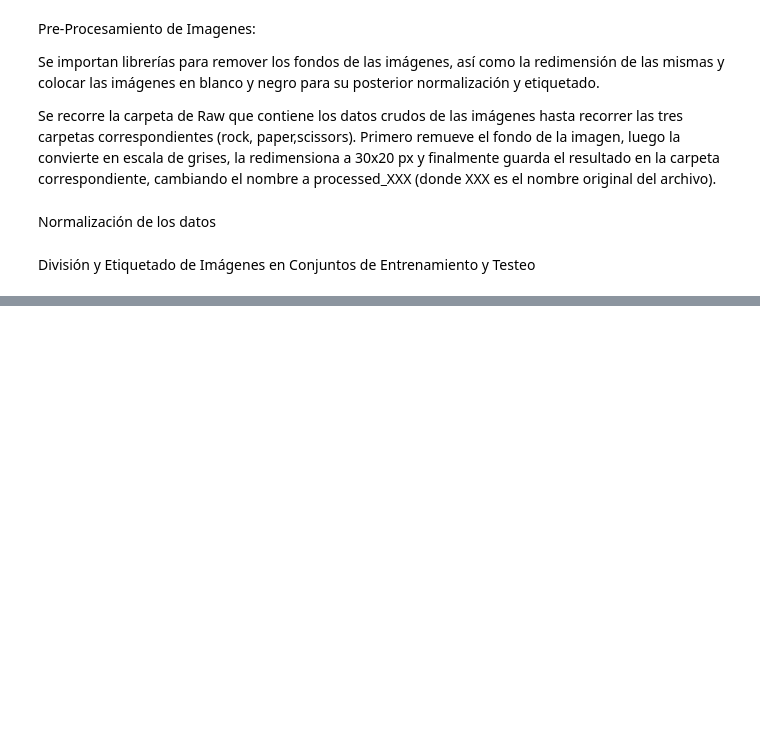
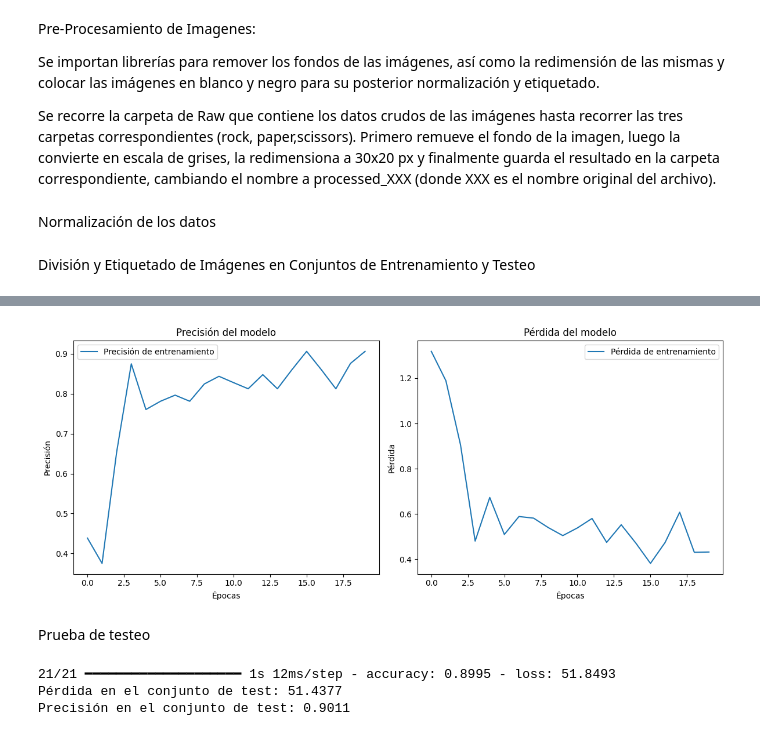
Before and after one commit to HyeG18/Piedra-Papel-Tijera-IA, a Jupyter notebook: notebooks/model_develop.ipynb, the cells around one changed output, grey strips where cells are left out. Cells and saved outputs as stored; diff of their text form; code cells hidden in the pictures; blank space fills up the shorter version.

```diff
--- a/notebooks/model_develop.ipynb
+++ b/notebooks/model_develop.ipynb
@@ -187,0 +344,65 @@ dividir_y_etiquetar(processed_folder, train_folder, test_folder, train_csv_path,
+# %%
+import matplotlib.pyplot as plt
+
+# Graficar la precisión del modelo
+plt.figure(figsize=(12, 5))
+
+# Precisión
+plt.subplot(1, 2, 1)
+plt.plot(history.history['accuracy'], label='Precisión de entrenamiento')
+if 'val_accuracy' in history.history:
+    plt.plot(history.history['val_accuracy'], label='Precisión de validación')
+plt.title('Precisión del modelo')
+plt.xlabel('Épocas')
+plt.ylabel('Precisión')
+plt.legend()
+
+# Pérdida
+plt.subplot(1, 2, 2)
+plt.plot(history.history['loss'], label='Pérdida de entrenamiento')
+if 'val_loss' in history.history:
+    plt.plot(history.history['val_loss'], label='Pérdida de validación')
+plt.title('Pérdida del modelo')
+plt.xlabel('Épocas')
+plt.ylabel('Pérdida')
+plt.legend()
+
+# Mostrar las gráficas
+plt.tight_layout()
+plt.show()
+# %% [output]
+[figure, added]
+# %% [markdown]
+Prueba de testeo
+# %%
+import tensorflow as tf
+import pandas as pd
+import numpy as np
+from tensorflow.keras.preprocessing.image import load_img, img_to_array
+
+# Ruta al archivo CSV de test
+test_csv_path = "../data/test_labels.csv"
+
+# Cargar el archivo CSV
+test_df = pd.read_csv(test_csv_path)
+
+# Dimensiones de las imágenes
+IMG_HEIGHT = 20
+IMG_WIDTH = 30
+
+# Cargar imágenes y etiquetas desde el CSV
+X_test = np.array([
+    img_to_array(load_img(row.path, target_size=(IMG_HEIGHT, IMG_WIDTH), color_mode="grayscale"))
+    for row in test_df.itertuples()
+])
+y_test = test_df['label'].values  # Etiquetas
+
+# Evaluar el modelo
+test_loss, test_accuracy = model.evaluate(X_test, y_test, verbose=1)
+
+print(f"Pérdida en el conjunto de test: {test_loss:.4f}")
+print(f"Precisión en el conjunto de test: {test_accuracy:.4f}")
+# %% [output]
+21/21 ━━━━━━━━━━━━━━━━━━━━ 1s 12ms/step - accuracy: 0.8995 - loss: 51.8493
+Pérdida en el conjunto de test: 51.4377
+Precisión en el conjunto de test: 0.9011
```
Also changed, not shown: parts of 7 cells of this notebook, 2 other files.
